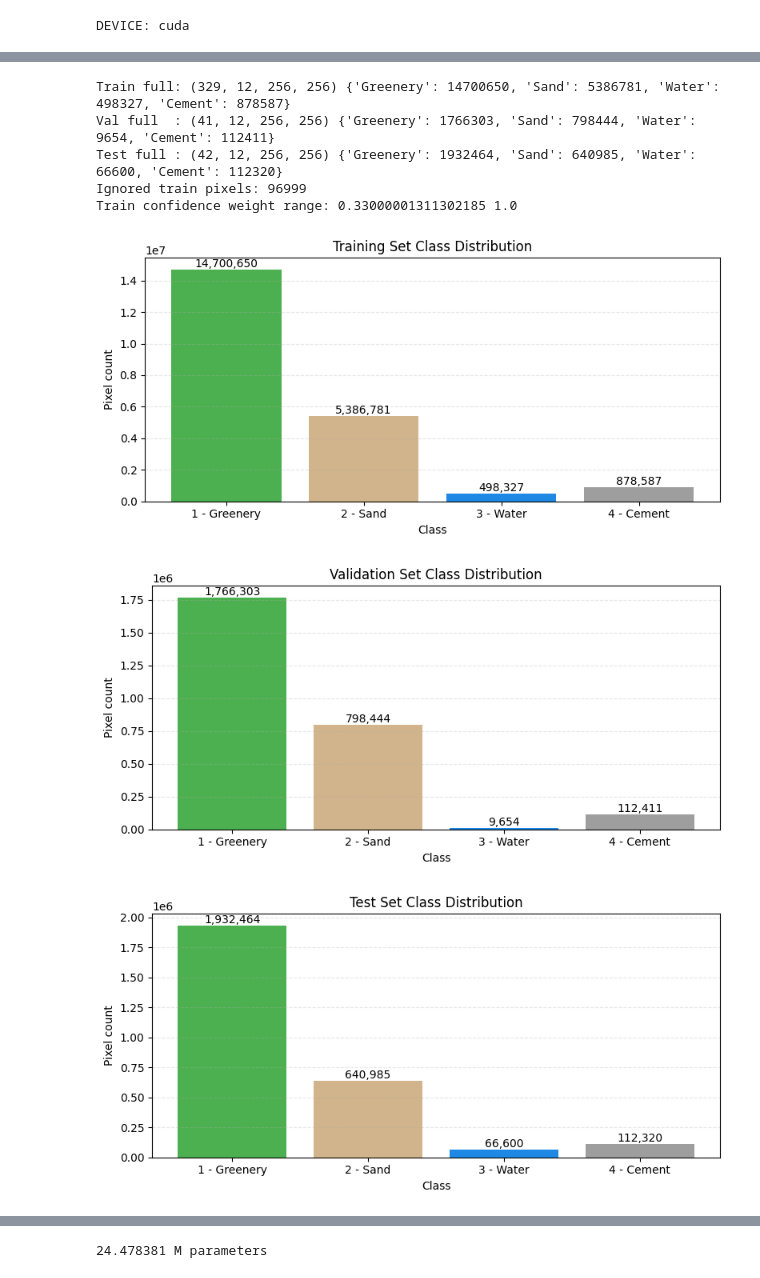
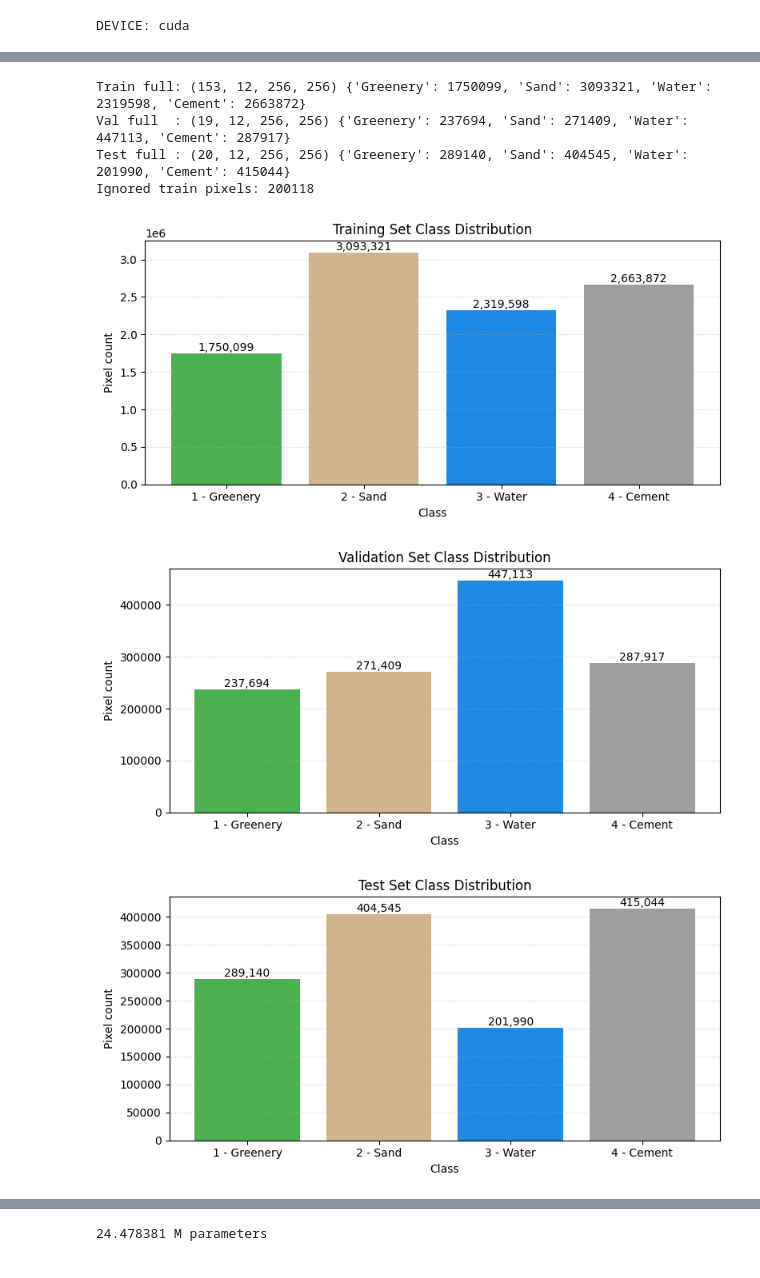
Before and after one commit to Mohamed-Ashraf273/satellite-imagery, a Jupyter notebook: train_p2.ipynb, the cells around one changed output, grey strips where cells are left out. Drawn from its saved outputs; the diff is of its cells as text; code cells hidden in the pictures.

```diff
--- a/train_p2.ipynb
+++ b/train_p2.ipynb
@@ -29,7 +29,7 @@ def set_seed(seed=42):
 
 set_seed(config.RANDOM_STATE)
 # %%
-meta = build_metadata(config.DATA_DIR)
+meta = build_metadata(config.DATA_DIR / 'samples')
 train_meta, val_meta, test_meta = split_metadata(meta)
 
 print_split_summary('train', train_meta)
@@ -75,20 +75,19 @@ class LandCoverSegDataset(Dataset):
         return torch.from_numpy(img), torch.from_numpy(mask)
 # %%
 def process_pair(img_path, mask_path, train=False):
-    img, mask, confidence, pixel_valid = preprocess_img(img_path, mask_path, train=train)
+    img, mask, pixel_valid = preprocess_img(img_path, mask_path, train=train)
 
     img = img.astype(np.float32)
     mask = mask.astype(np.uint8).copy()
-    confidence = confidence.astype(np.float32)
 
     if train:
-        valid = pixel_valid & (mask != 0) & (confidence * 100.0 >= config.MIN_CONFIDENCE)
+        valid = pixel_valid & (mask != 0)
         mask[~valid] = 0
 
-    return img, mask, confidence
+    return img, mask
 
 
-def build_dataset(split_df, train=False, n_jobs=-1):
+def build_dataset(split_df, train=False, n_jobs=-1, target_size=(256, 256)):
     records = split_df[['img_path', 'mask_path']].to_dict('records')
     results = Parallel(n_jobs=n_jobs, backend='loky')(
         delayed(process_pair)(row['img_path'], row['mask_path'], train=train)
@@ -97,44 +96,48 @@ def build_dataset(split_df, train=False, n_jobs=-1):
 
     X_parts = []
     y_parts = []
-    weight_parts = []
-
-    for X, y, pixel_weight in results:
-        X_parts.append(X)
-        y_parts.append(y)
-        weight_parts.append(pixel_weight)
+    for X, y in results:
+        channels, h, w = X.shape
+        th, tw = target_size
+        ch = min(h, th)
+        cw = min(w, tw)
+        cropped_X = X[:, :ch, :cw]
+        cropped_y = y[:ch, :cw]
+        padded_X = np.zeros((channels, th, tw), dtype=X.dtype)
+        padded_y = np.zeros((th, tw), dtype=y.dtype)
+        padded_X[:, :ch, :cw] = cropped_X
+        padded_y[:ch, :cw] = cropped_y
+        X_parts.append(padded_X)
+        y_parts.append(padded_y)
 
     X_all = np.stack(X_parts, axis=0)
     y_all = np.stack(y_parts, axis=0)
-    weight_all = np.stack(weight_parts, axis=0)
-    return X_all, y_all, weight_all
+    return X_all, y_all
 # %%
-X_train, y_train, conf_train = build_dataset(train_meta, train=True)
-X_val, y_val, conf_val = build_dataset(val_meta)
-X_test, y_test, conf_test = build_dataset(test_meta)
+X_train, y_train = build_dataset(train_meta, train=True)
+X_val, y_val = build_dataset(val_meta)
+X_test, y_test = build_dataset(test_meta)
 
 print('Train full:', X_train.shape, count_by_class(y_train[y_train != 0]))
 print('Val full  :', X_val.shape, count_by_class(y_val[y_val != 0]))
 print('Test full :', X_test.shape, count_by_class(y_test[y_test != 0]))
 
 train_valid = y_train != 0
 val_valid = y_val != 0
 test_valid = y_test != 0
 
 print('Ignored train pixels:', int((~train_valid).sum()))
-print('Train confidence weight range:', float(conf_train[train_valid].min()), float(conf_train[train_valid].max()))
 plot_class_distribution(y_train[train_valid], 'Training Set Class Distribution')
 plot_class_distribution(y_val[val_valid], 'Validation Set Class Distribution')
 plot_class_distribution(y_test[test_valid], 'Test Set Class Distribution')
 # %% [output]
-Train full: (329, 12, 256, 256) {'Greenery': 14700650, 'Sand': 5386781, 'Water': 498327, 'Cement': 878587}
-Val full  : (41, 12, 256, 256) {'Greenery': 1766303, 'Sand': 798444, 'Water': 9654, 'Cement': 112411}
-Test full : (42, 12, 256, 256) {'Greenery': 1932464, 'Sand': 640985, 'Water': 66600, 'Cement': 112320}
-Ignored train pixels: 96999
-Train confidence weight range: 0.33000001311302185 1.0
+Train full: (153, 12, 256, 256) {'Greenery': 1750099, 'Sand': 3093321, 'Water': 2319598, 'Cement': 2663872}
+Val full  : (19, 12, 256, 256) {'Greenery': 237694, 'Sand': 271409, 'Water': 447113, 'Cement': 287917}
+Test full : (20, 12, 256, 256) {'Greenery': 289140, 'Sand': 404545, 'Water': 201990, 'Cement': 415044}
+Ignored train pixels: 200118
-[figure, old version]
+[figure, new version]
-[figure, old version]
+[figure, new version]
-[figure, old version]
+[figure, new version]
 # %%
 class SatelliteTrainTransform:
     def __init__(
```
Also changed, not shown: parts of 8 cells of this notebook, 3 other files.
